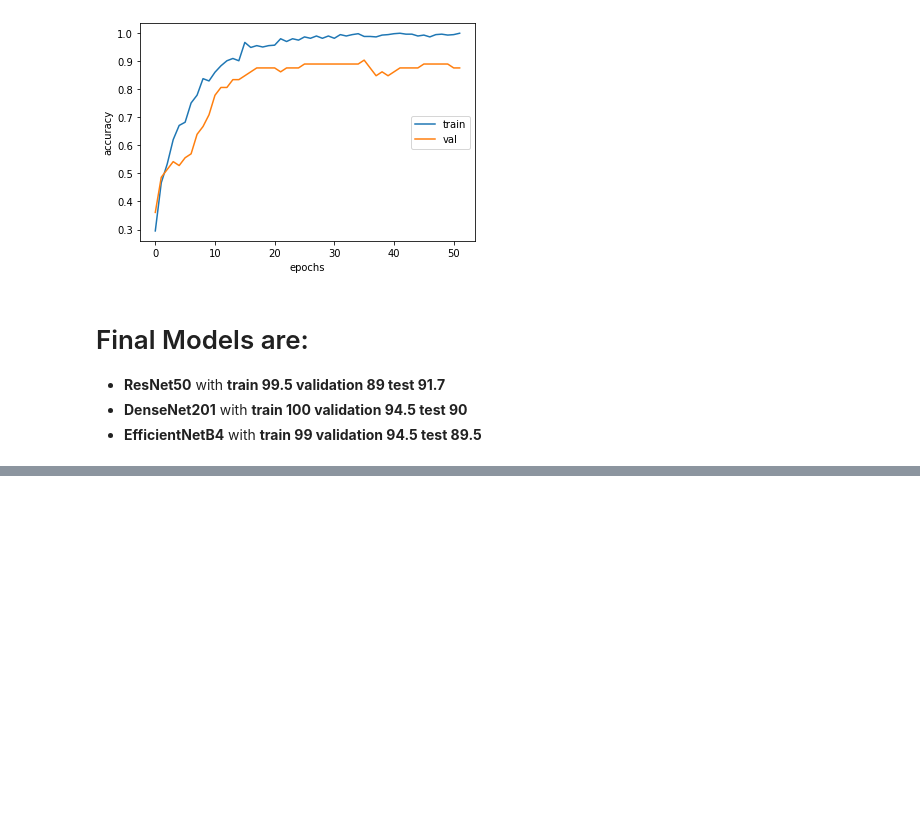
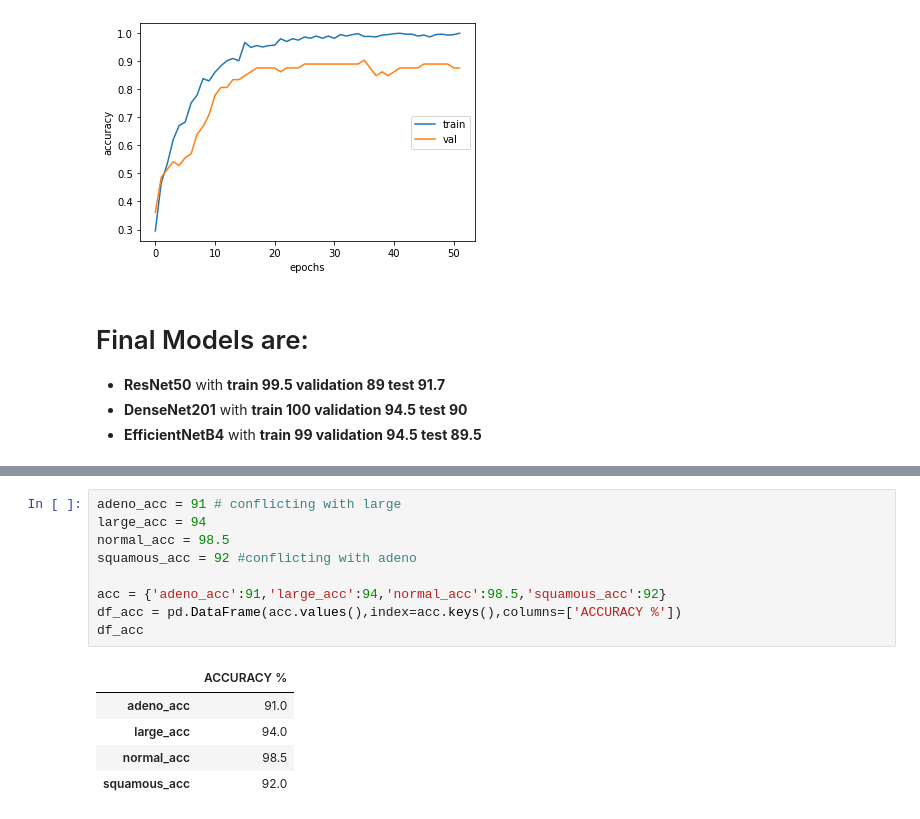
Before and after one commit to Maged-Mahmoud/Lung-Cancer-ct-scan-Classification, a Jupyter notebook: chest-cancer-classification.ipynb, the cells around one changed output, grey strips where cells are left out. Saved outputs shown, nothing was run; the diff lists cells and outputs as text; blank space fills up the shorter version.

```diff
--- a/chest-cancer-classification.ipynb
+++ b/chest-cancer-classification.ipynb
@@ -1312,0 +1362,15 @@ plt.show()
+# %%
+adeno_acc = 91 # conflicting with large
+large_acc = 94
+normal_acc = 98.5
+squamous_acc = 92 #conflicting with adeno
+
+acc = {'adeno_acc':91,'large_acc':94,'normal_acc':98.5,'squamous_acc':92}
+df_acc = pd.DataFrame(acc.values(),index=acc.keys(),columns=['ACCURACY %'])
+df_acc
+# %% [output]
+|  | ACCURACY % |
+| adeno_acc | 91.0 |
+| large_acc | 94.0 |
+| normal_acc | 98.5 |
+| squamous_acc | 92.0 |
```
Also changed, not shown: parts of 6 cells of this notebook.
